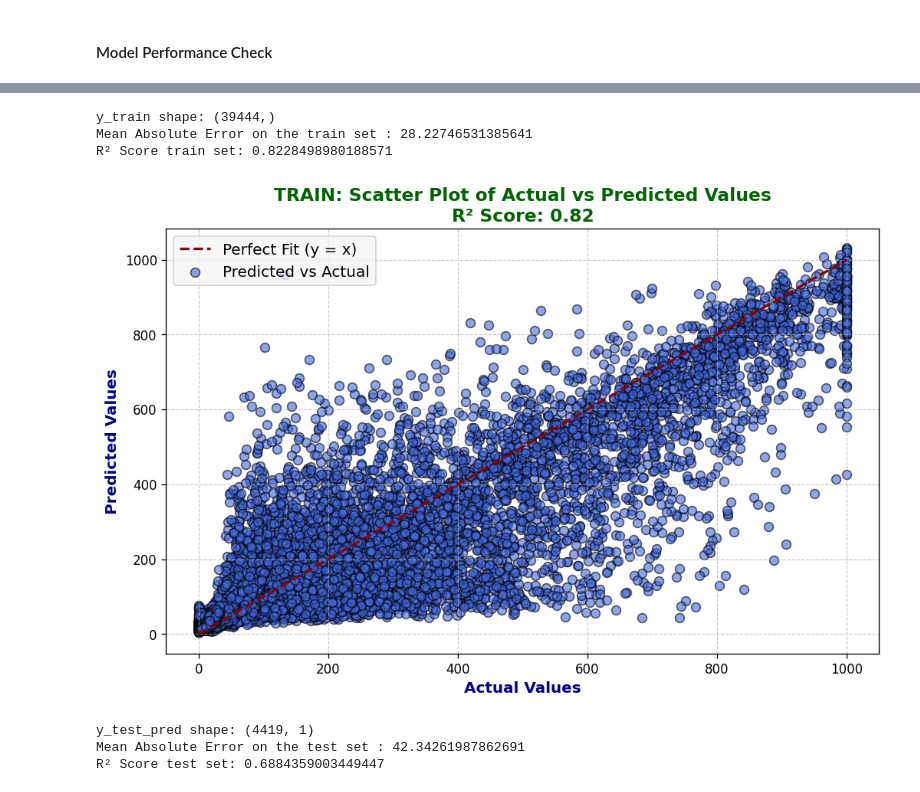
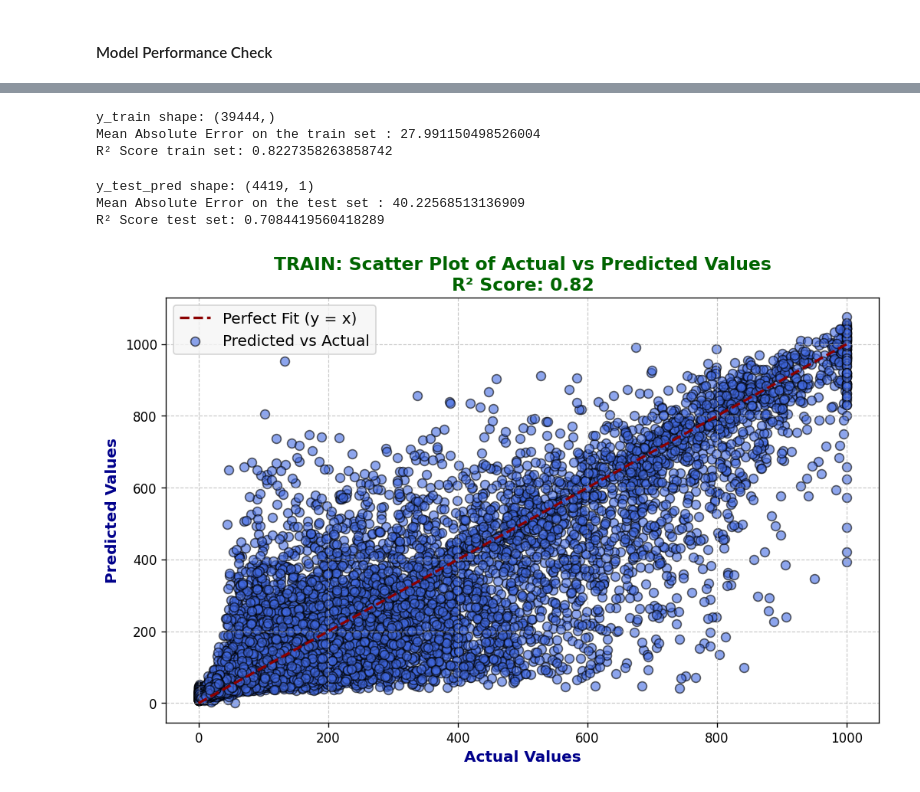
Before and after one commit to kevakba/BESS, a Jupyter notebook: Notebooks/REG models/5. LSTM modeling.ipynb, the cells around one changed output, grey strips where cells are left out. Cells and saved outputs as stored; diff of their text form; code cells hidden in the pictures.

Commit message:
KA - added model inference job scripts and notebooks

```diff
--- a/Notebooks/REG models/5. LSTM modeling.ipynb
+++ b/Notebooks/REG models/5. LSTM modeling.ipynb
@@ -271,60 +298,60 @@ plt.show()
 # %%
 y_train_pred = model.predict(X_train)
 y_train_pred = y_train_pred.reshape(-1, 1)
-mae = mean_absolute_error(y_train, y_train_pred)
-r2 = r2_score(y_train, y_train_pred)
+mae_train = mean_absolute_error(y_train, y_train_pred)
+r2_train = r2_score(y_train, y_train_pred)
 
 print('y_train shape:', y_train.shape)
-print(f'Mean Absolute Error on the train set : {mae}')
-print(f"R² Score train set: {r2}")
+print(f'Mean Absolute Error on the train set : {mae_train}')
+print(f"R² Score train set: {r2_train}")
 # %% [output]
 y_train shape: (39444,)
-Mean Absolute Error on the train set : 28.22746531385641
-R² Score train set: 0.8228498980188571
+Mean Absolute Error on the train set : 27.991150498526004
+R² Score train set: 0.8227358263858742
+# %%
+y_test_pred = model.predict(X_test)
+y_test_pred = y_test_pred.reshape(-1, 1)
+mae_test = mean_absolute_error(y_test, y_test_pred)
+r2_test = r2_score(y_test, y_test_pred)
+
+print('y_test_pred shape:', y_test_pred.shape)
+print(f'Mean Absolute Error on the test set : {mae_test}')
+print(f"R² Score test set: {r2_test}")
+# %% [output]
+y_test_pred shape: (4419, 1)
+Mean Absolute Error on the test set : 40.22568513136909
+R² Score test set: 0.7084419560418289
 # %%
 # Create a scatter plot with improved visibility
 plt.figure(figsize=(10, 6), dpi=120)  # Higher DPI for sharper visualization
 
 # Scatter plot with larger markers and better color contrast
 plt.scatter(y_train, y_train_pred, alpha=0.6, color='royalblue', edgecolor='black', s=50, label='Predicted vs Actual')
 
 # Add reference line (perfect predictions)
 plt.plot([min(y_train), max(y_train)], [min(y_train), max(y_train)],
          color='darkred', linestyle='--', linewidth=2, label='Perfect Fit (y = x)')
 
 # Improve labels and title for better readability
 plt.xlabel('Actual Values', fontsize=12, fontweight='bold', color='darkblue')
 plt.ylabel('Predicted Values', fontsize=12, fontweight='bold', color='darkblue')
-plt.title(f'TRAIN: Scatter Plot of Actual vs Predicted Values\nR² Score: {r2:.2f}',
+plt.title(f'TRAIN: Scatter Plot of Actual vs Predicted Values\nR² Score: {r2_train:.2f}',
           fontsize=14, fontweight='bold', color='darkgreen')
 
 # Improve the legend for better clarity
 plt.legend(fontsize=12, loc='upper left', frameon=True, facecolor='whitesmoke')
 
 # Customize grid for improved visibility
 plt.grid(True, linestyle='--', linewidth=0.7, alpha=0.7)
 
 # Enhance tick visibility
 plt.xticks(fontsize=10, color='black')
 plt.yticks(fontsize=10, color='black')
 
 # Show the plot
 plt.show()
 # %% [output]
-[figure, old version]
+[figure, new version]
-# %%
-y_test_pred = model.predict(X_test)
-y_test_pred = y_test_pred.reshape(-1, 1)
-mae = mean_absolute_error(y_test, y_test_pred)
-r2 = r2_score(y_test, y_test_pred)
-
-print('y_test_pred shape:', y_test_pred.shape)
-print(f'Mean Absolute Error on the test set : {mae}')
-print(f"R² Score test set: {r2}")
-# %% [output]
-y_test_pred shape: (4419, 1)
-Mean Absolute Error on the test set : 42.34261987862691
-R² Score test set: 0.6884359003449447
 # %%
 # Create a scatter plot for test data with improved visibility
 plt.figure(figsize=(10, 6), dpi=120)  # Higher DPI for sharper visualization
```
Also changed, not shown: parts of 21 cells of this notebook, 29 other files.
